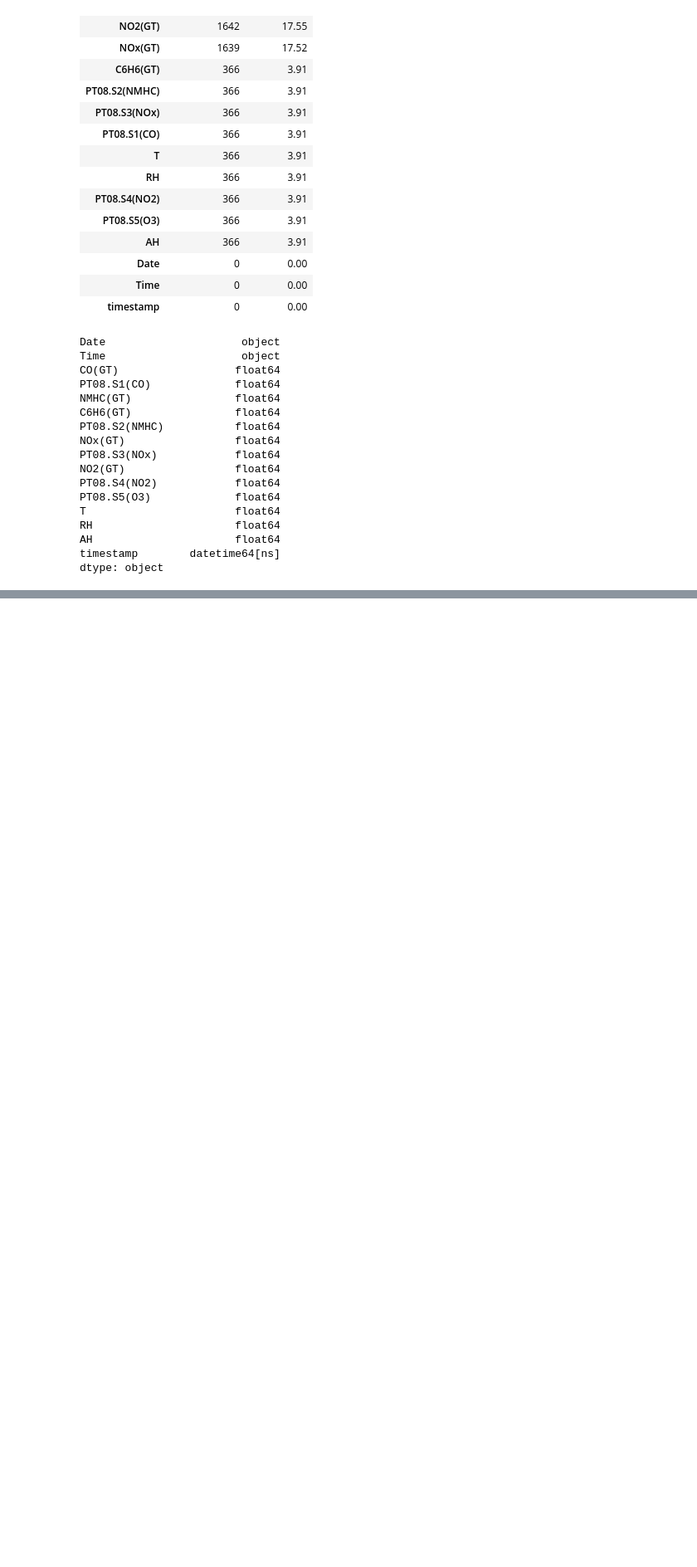
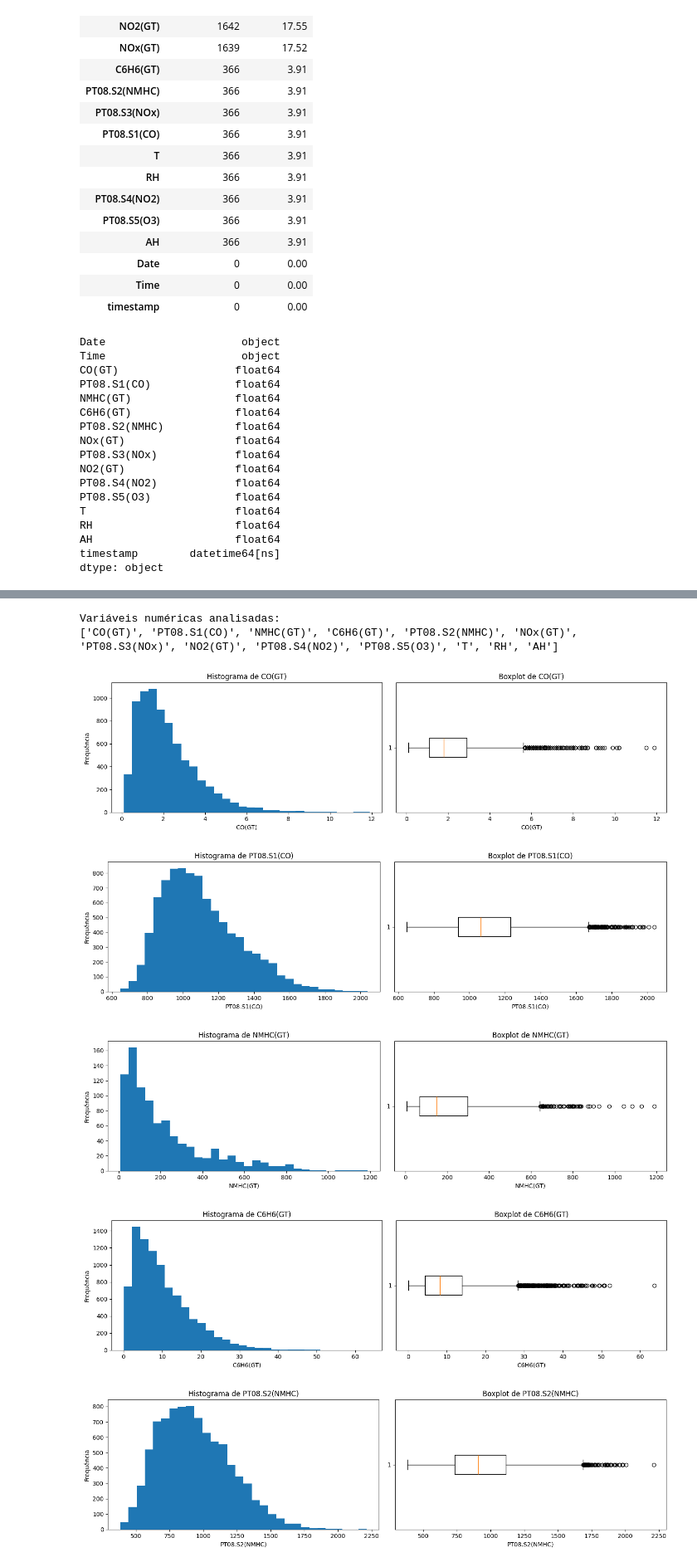
Before and after one commit to a2022138676/projeto-ciencia-dados-qualidade-ar, a Jupyter notebook: notebooks/1.0_eda_limpeza.ipynb, the cells around one changed output, grey strips where cells are left out. Shown at 83% size. Saved outputs shown, nothing was run; the diff lists cells and outputs as text; code cells hidden in the pictures; blank space fills up the shorter version.

```diff
--- a/notebooks/1.0_eda_limpeza.ipynb
+++ b/notebooks/1.0_eda_limpeza.ipynb
@@ -125,0 +138,36 @@ dtype: object
+# %%
+import matplotlib.pyplot as plt
+import numpy as np
+
+# Selecionar apenas variáveis numéricas
+numeric_features = df_clean.select_dtypes(include=[np.number]).columns.tolist()
+
+print("Variáveis numéricas analisadas:")
+print(numeric_features)
+
+# Criar um par de gráficos por variável:
+# à esquerda = histograma | à direita = boxplot
+for col in numeric_features:
+    fig, axes = plt.subplots(1, 2, figsize=(14, 4))
+
+    # Histograma
+    axes[0].hist(df_clean[col].dropna(), bins=30)
+    axes[0].set_title(f"Histograma de {col}")
+    axes[0].set_xlabel(col)
+    axes[0].set_ylabel("Frequência")
+
+    # Boxplot
+    axes[1].boxplot(df_clean[col].dropna(), vert=False)
+    axes[1].set_title(f"Boxplot de {col}")
+    axes[1].set_xlabel(col)
+
+    plt.tight_layout()
+    plt.show()
+# %% [output]
+Variáveis numéricas analisadas:
+['CO(GT)', 'PT08.S1(CO)', 'NMHC(GT)', 'C6H6(GT)', 'PT08.S2(NMHC)', 'NOx(GT)', 'PT08.S3(NOx)', 'NO2(GT)', 'PT08.S4(NO2)', 'PT08.S5(O3)', 'T', 'RH', 'AH']
+[figure, added]
+[figure, added]
+[figure, added]
+[figure, added]
+[figure, added]
```
Also changed, not shown: parts of 26 cells of this notebook.
